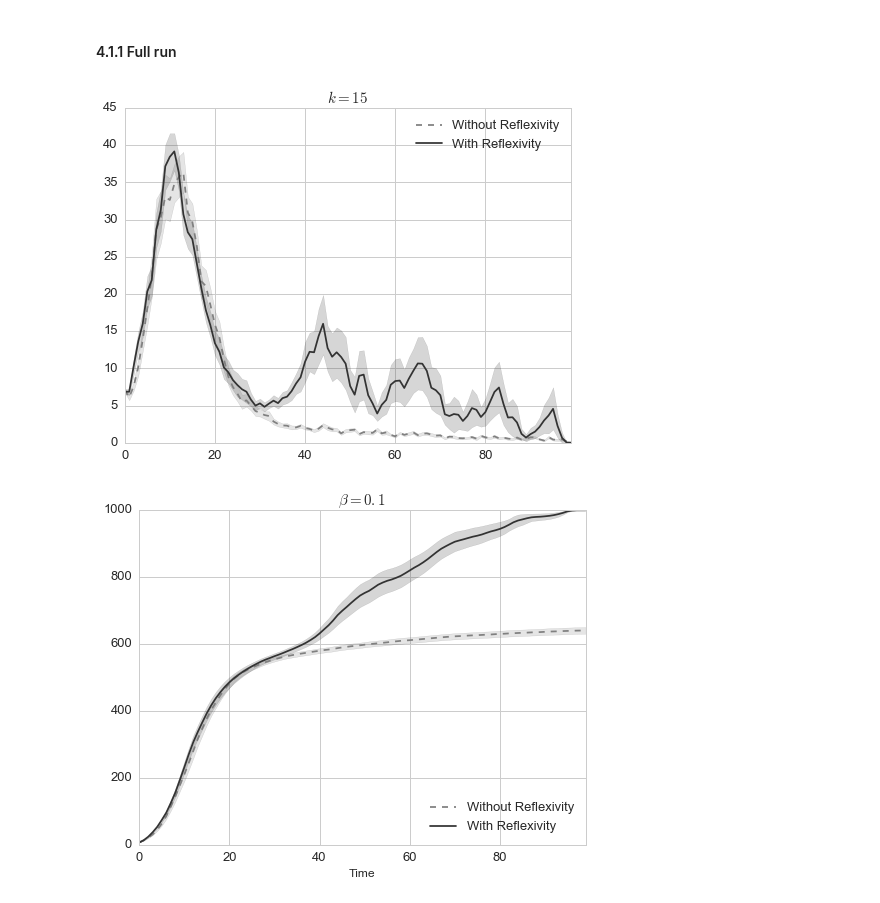
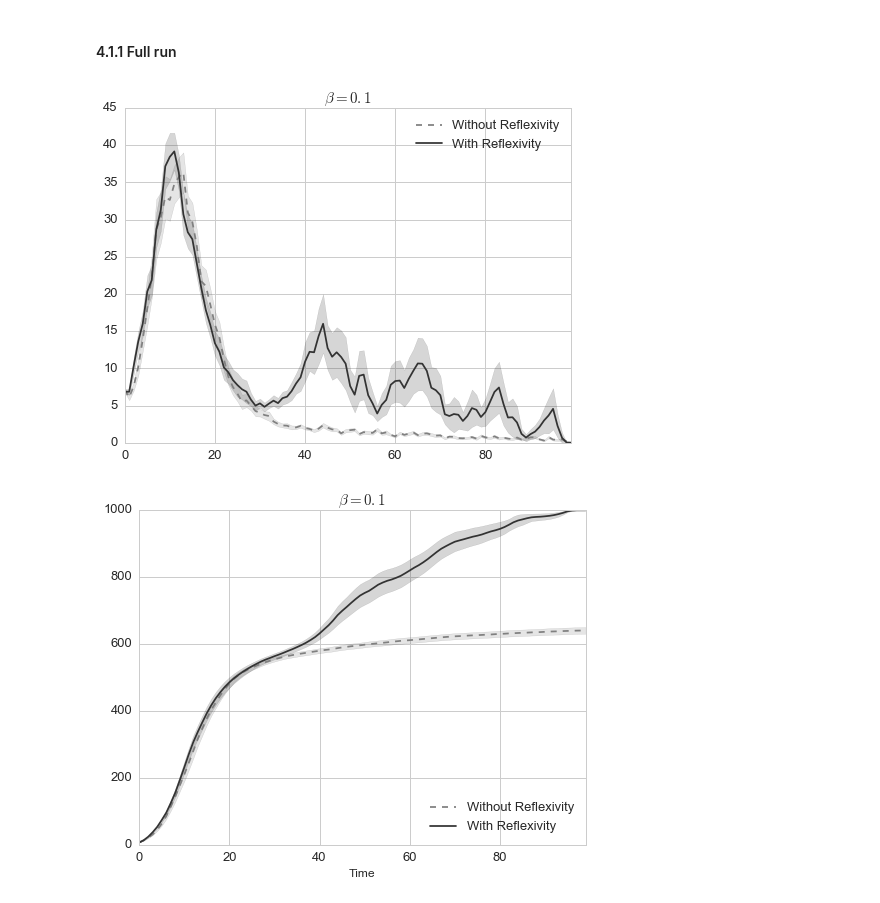
Before and after one commit to ccordoba12/diffusion-of-innovations-model, a Jupyter notebook: Diffusion/Diffusion_of_innovations_with_reflexivity.ipynb, the cells around one changed output. Cells and saved outputs as stored; diff of their text form; code cells hidden in the pictures.

Commit message:
Diffusion: Fix a plot title

```diff
--- a/Diffusion/Diffusion_of_innovations_with_reflexivity.ipynb
+++ b/Diffusion/Diffusion_of_innovations_with_reflexivity.ipynb
@@ -469,12 +469,12 @@ adopters_rx = evolution(G, parameters, max_time=20)
 # %%
 plt.figure(figsize=(8, 6))
 sns.tsplot(data=data[0], color='0.5', condition='Without Reflexivity', linestyle='--')
 sns.tsplot(data=data[1], color='0.2', condition='With Reflexivity')
-plt.title(r'$k = %s$' % parameters['number_of_neighbors'], fontsize=15)
+plt.title(r'$\beta = %s$' % parameters['social_influence'], fontsize=15)
 plt.legend(loc='upper right', fontsize=13)
 plt.tick_params(axis='both', which='major', labelsize=13)
 # %% [output]
-[figure, old version]
+[figure, new version]
 # %%
 # Plot the cumulative sum of adopters and non-adopters (the usual diffusion curve)
 plt.figure(figsize=(8, 6))
```
